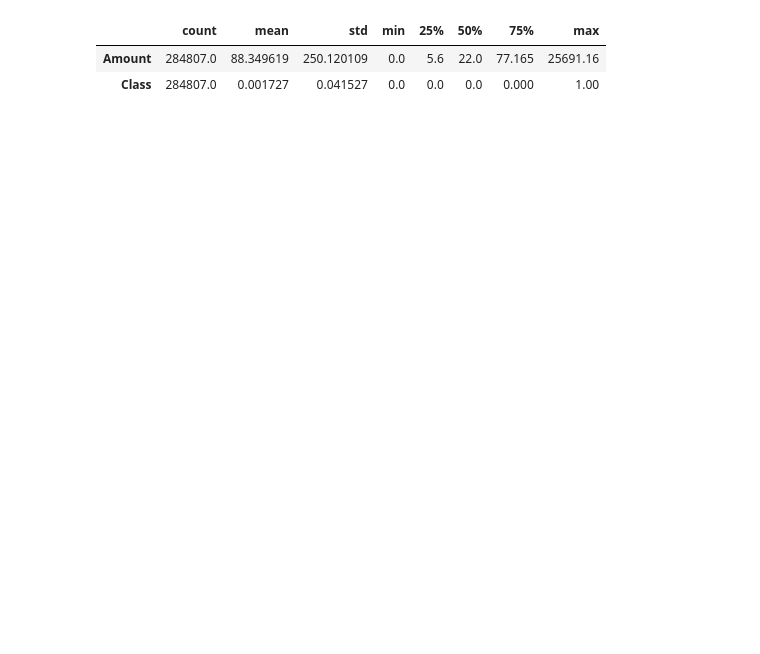
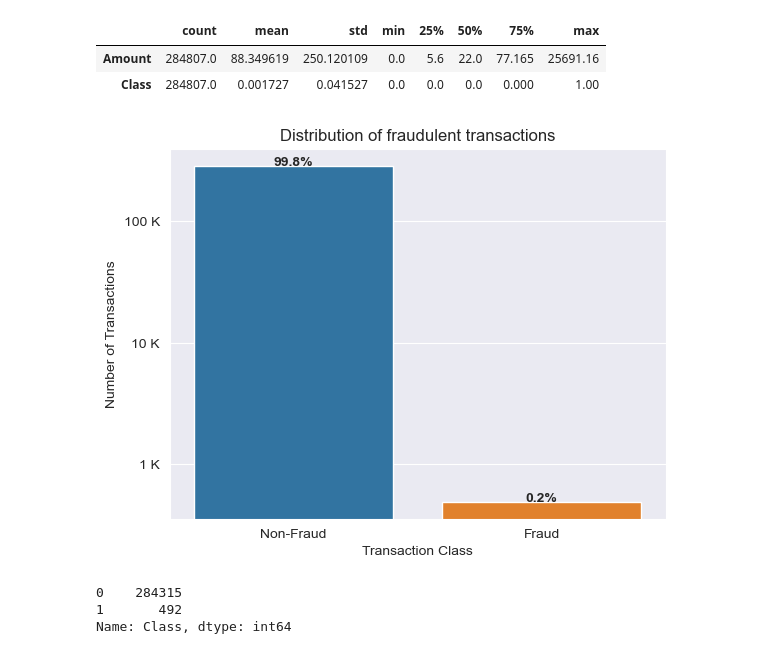
Before and after one commit to Sandokhan/creditcard-egd, a Jupyter notebook: main.ipynb, the cells around one changed output. Cells and saved outputs as stored; diff of their text form; code cells hidden in the pictures; blank space fills up the shorter version.

```diff
--- a/main.ipynb
+++ b/main.ipynb
@@ -83,3 +88,38 @@ df.select("Amount", "Class").toPandas().describe().T
 |  | count | mean | std | min | 25% | 50% | 75% | max |
 | Amount | 284807.0 | 88.349619 | 250.120109 | 0.0 | 5.6 | 22.0 | 77.165 | 25691.16 |
 | Class | 284807.0 | 0.001727 | 0.041527 | 0.0 | 0.0 | 0.0 | 0.000 | 1.00 |
+# %%
+fraud_df = df.select("Class").toPandas()
+
+# Count the number of transactions for each class (fraudulent or not)
+fraud_counts = fraud_df['Class'].value_counts()
+
+# Calculate the percentage of each class
+fraud_perc = fraud_counts / fraud_counts.sum() * 100
+
+# Create a bar plot with logarithmic y-axis
+sns.barplot(x=fraud_counts.index, y=fraud_counts.values)
+plt.yscale('log')
+
+# Add percentage labels to the bars
+for i, v in enumerate(fraud_counts):
+    plt.text(i, v, f"{fraud_perc[i]:.1f}%", ha='center', fontweight='bold')
+
+# Set the y-axis labels and formatter
+plt.ylabel('Number of Transactions')
+plt.gca().yaxis.set_major_formatter(FuncFormatter(lambda x, _: '{:.0f} K'.format(x/1000)))
+
+# Set the axis labels and title
+plt.xlabel('Transaction Class')
+plt.xticks([0, 1], ['Non-Fraud', 'Fraud'])
+plt.title('Distribution of fraudulent transactions')
+
+plt.show()
+# %% [output]
+[figure, added]
+# %%
+fraud_counts
+# %% [output]
+0    284315
+1       492
+Name: Class, dtype: int64
```
Also changed, not shown: parts of 4 cells of this notebook.
